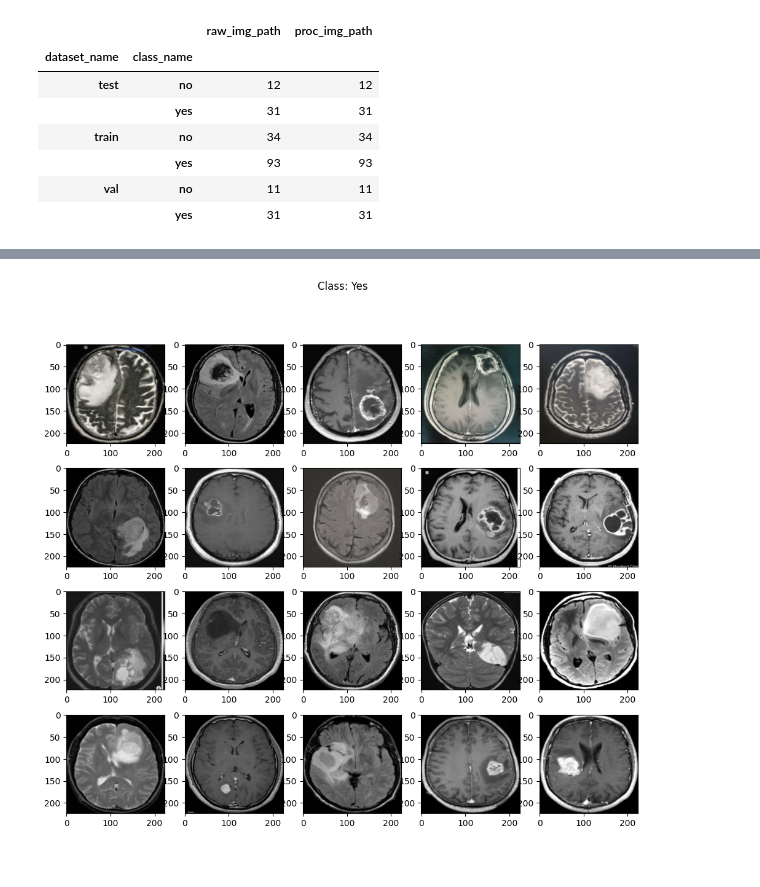
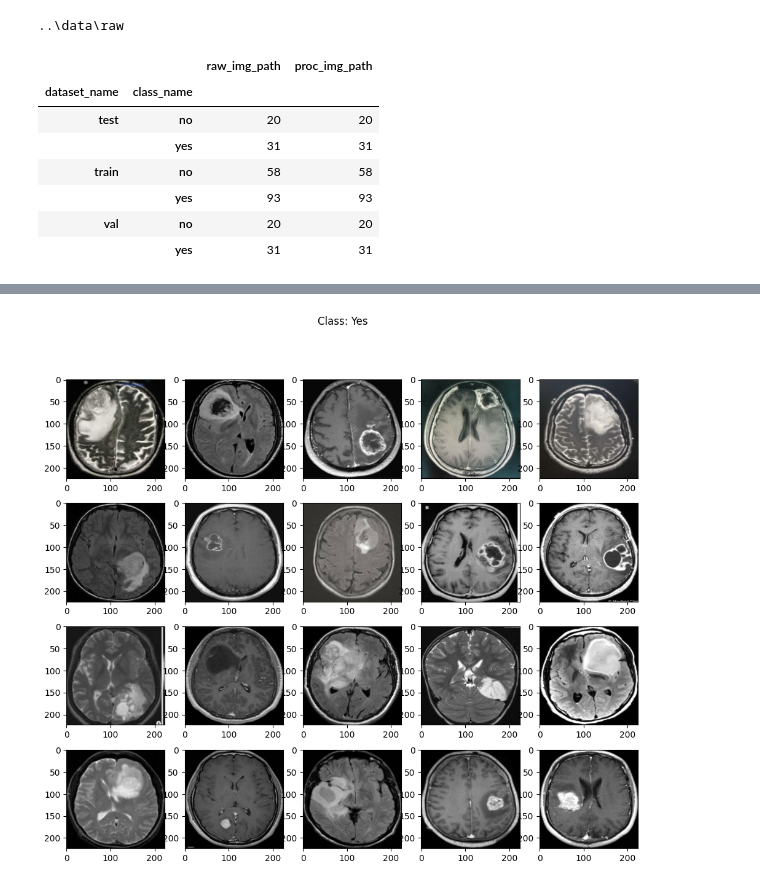
Before and after one commit to OlivierLAVAUD/Neurogard-TD-SPO, a Jupyter notebook: modele_api/process-data.ipynb, the cells around one changed output, grey strips where cells are left out. Cells and saved outputs as stored; diff of their text form; code cells hidden in the pictures.

```diff
--- a/modele_api/process-data.ipynb
+++ b/modele_api/process-data.ipynb
@@ -47,9 +39,12 @@ def create_dir(directory_path, remove_if_exists=True):
     os.makedirs(directory_path, exist_ok=(not remove_if_exists))
 # %%
 # Chemin vers le répertoire racine
-root_path = "./data/"
+# root_path = "./data/"
+root_path = "..\\data\\"
+
 raw_path = os.path.join(root_path, 'raw')
 proc_path = os.path.join(root_path, 'proc')
+print(raw_path)
 
 # Créer les répertoires train et test
 train_path = os.path.join(proc_path, "train")
@@ -70,6 +65,7 @@ counter = 0
 # Pour chaque classe
 for class_name in classes:
     class_path = os.path.join(raw_path, class_name)
+
     images = os.listdir(class_path)
 
     # Mélanger aléatoirement les images
@@ -83,38 +79,39 @@ for class_name in classes:
     train_images = images[:val_split_index]
     val_images = images[val_split_index: test_split_index]
     test_images = images[test_split_index:]
 
     # Créer les répertoires de classe dans les ensembles d'entraînement et de test
     train_class_path = os.path.join(train_path, class_name)
     val_class_path = os.path.join(val_path, class_name)
     test_class_path = os.path.join(test_path, class_name)
 
     create_dir(train_class_path)
     create_dir(val_class_path)
     create_dir(test_class_path)
 
 
     for dataset_name, dataset_images, dataset_class_path in [('train', train_images, train_class_path),
                                                              ('val', val_images, val_class_path),
                                                              ('test', test_images, test_class_path)]:
         for image in dataset_images:
             src = os.path.join(class_path, image)
             dst = os.path.join(dataset_class_path, format_filename(counter))
             shutil.copy(src, dst)
             file_mapping += [{'raw_img_path': src, 'proc_img_path': dst, 'class_name': class_name, 'dataset_name': dataset_name}]
             counter += 1
 
 df = pd.DataFrame.from_records(file_mapping)
 df.to_csv(os.path.join(root_path, 'file_mapping.csv'), index=False, header=True)
 df.groupby(['dataset_name', 'class_name']).count()
 # %% [output]
+..\data\raw
 |  |  | raw_img_path | proc_img_path |
 | dataset_name | class_name |  |  |
-| test | no | 12 | 12 |
+| test | no | 20 | 20 |
 |  | yes | 31 | 31 |
-| train | no | 34 | 34 |
+| train | no | 58 | 58 |
 |  | yes | 93 | 93 |
-| val | no | 11 | 11 |
+| val | no | 20 | 20 |
 |  | yes | 31 | 31 |
 # %%
 def load_images(path_to_folder):
```
Also changed, not shown: parts of 14 cells of this notebook, 27 other files.
